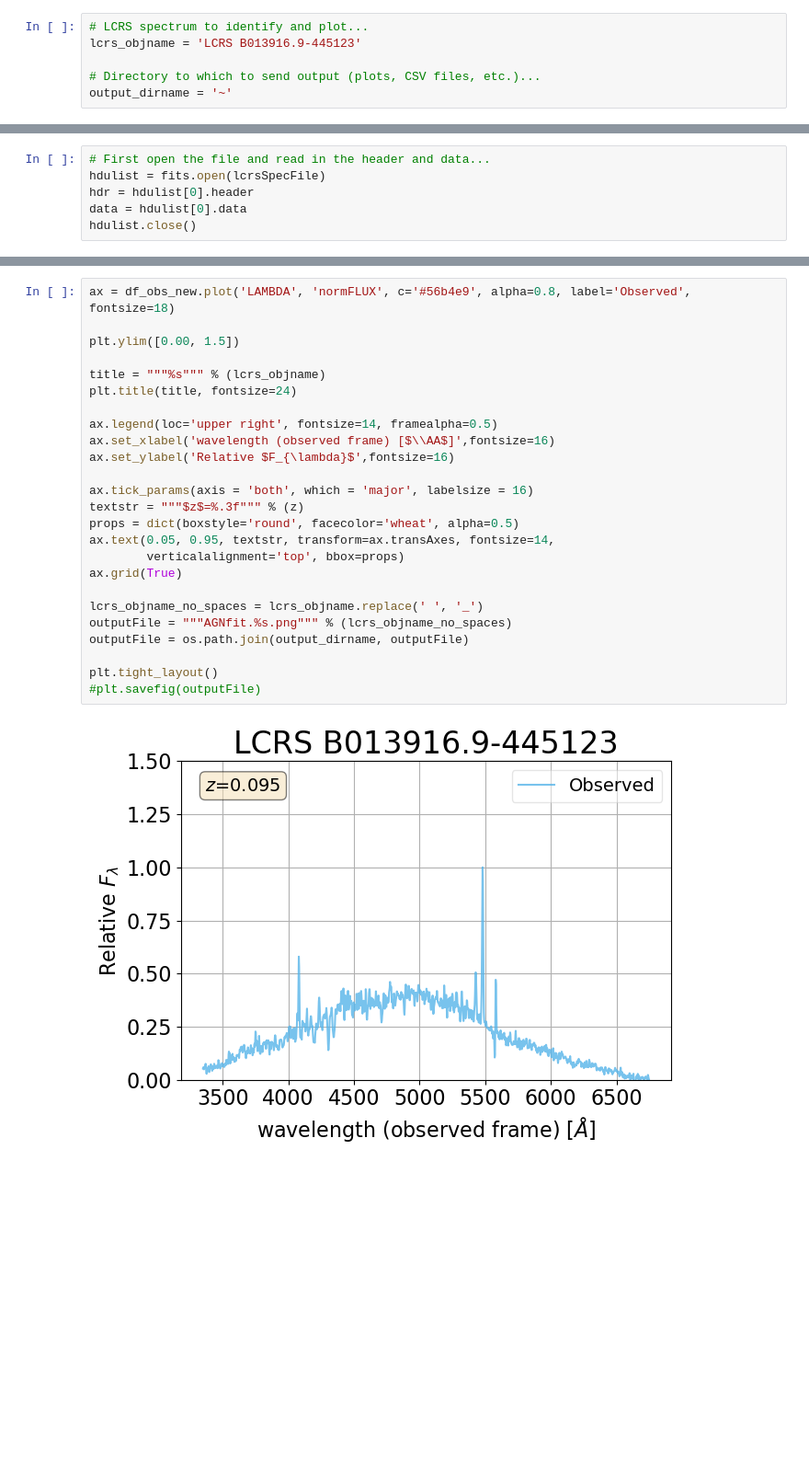
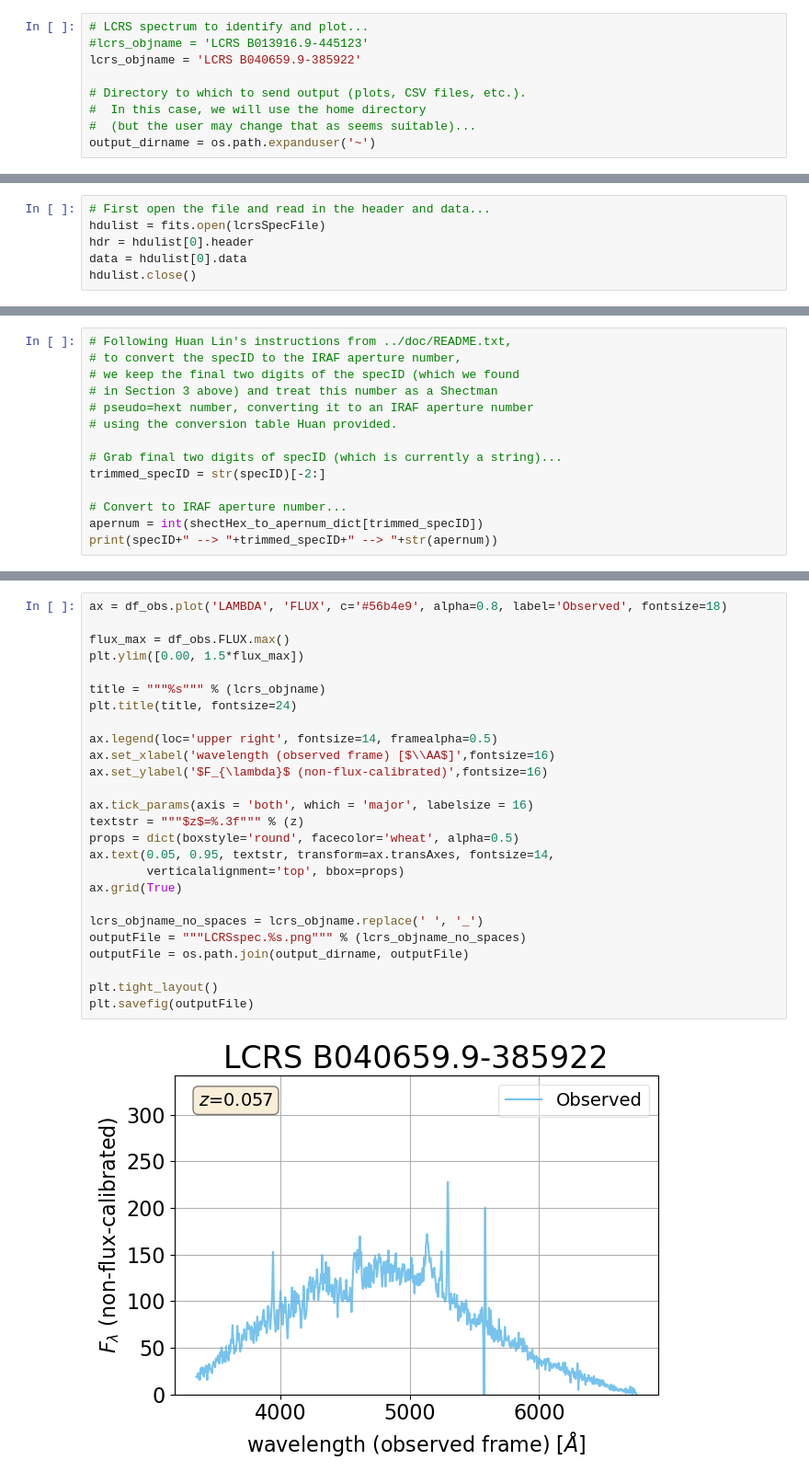
Before and after one commit to DouglasLeeTucker/LCRSspec, a Jupyter notebook: notebooks/PlotLCRSSpectraWithAGN.ipynb, the cells around one changed output, grey strips where cells are left out. Shown at 92% size. Cells and saved outputs as stored; diff of their text form; blank space fills up the shorter version.

```diff
--- a/notebooks/PlotLCRSSpectraWithAGN.ipynb
+++ b/notebooks/PlotLCRSSpectraWithAGN.ipynb
@@ -114,8 +235,11 @@ lcrs_spectra_dirname = '../data/spectraFITS'
 ## 2. User input
 # %%
 # LCRS spectrum to identify and plot...
-lcrs_objname = 'LCRS B013916.9-445123'
+#lcrs_objname = 'LCRS B013916.9-445123'
+lcrs_objname = 'LCRS B040659.9-385922'
 
-# Directory to which to send output (plots, CSV files, etc.)...
-output_dirname = '~'
+# Directory to which to send output (plots, CSV files, etc.).
+#  In this case, we will use the home directory
+#  (but the user may change that as seems suitable)...
+output_dirname = os.path.expanduser('~')
 # %% [markdown]
@@ -421,0 +482,14 @@ print(apernum)
+# %%
+# Following Huan Lin's instructions from ../doc/README.txt,
+# to convert the specID to the IRAF aperture number,
+# we keep the final two digits of the specID (which we found
+# in Section 3 above) and treat this number as a Shectman
+# pseudo=hext number, converting it to an IRAF aperture number
+# using the conversion table Huan provided.
+
+# Grab final two digits of specID (which is currently a string)...
+trimmed_specID = str(specID)[-2:]
+
+# Convert to IRAF aperture number...
+apernum = int(shectHex_to_apernum_dict[trimmed_specID])
+print(specID+" --> "+trimmed_specID+" --> "+str(apernum))
@@ -542,27 +543,28 @@ df_obs_new.head(10)
 # %%
-ax = df_obs_new.plot('LAMBDA', 'normFLUX', c='#56b4e9', alpha=0.8, label='Observed', fontsize=18)
+ax = df_obs.plot('LAMBDA', 'FLUX', c='#56b4e9', alpha=0.8, label='Observed', fontsize=18)
 
-plt.ylim([0.00, 1.5])
+flux_max = df_obs.FLUX.max()
+plt.ylim([0.00, 1.5*flux_max])
 
 title = """%s""" % (lcrs_objname)
 plt.title(title, fontsize=24)
 
 ax.legend(loc='upper right', fontsize=14, framealpha=0.5)
 ax.set_xlabel('wavelength (observed frame) [$\\AA$]',fontsize=16)
-ax.set_ylabel('Relative $F_{\lambda}$',fontsize=16)
+ax.set_ylabel('$F_{\lambda}$ (non-flux-calibrated)',fontsize=16)
 
 ax.tick_params(axis = 'both', which = 'major', labelsize = 16)
 textstr = """$z$=%.3f""" % (z)
 props = dict(boxstyle='round', facecolor='wheat', alpha=0.5)
 ax.text(0.05, 0.95, textstr, transform=ax.transAxes, fontsize=14,
         verticalalignment='top', bbox=props)
 ax.grid(True)
 
 lcrs_objname_no_spaces = lcrs_objname.replace(' ', '_')
-outputFile = """AGNfit.%s.png""" % (lcrs_objname_no_spaces)
+outputFile = """LCRSspec.%s.png""" % (lcrs_objname_no_spaces)
 outputFile = os.path.join(output_dirname, outputFile)
 
 plt.tight_layout()
-#plt.savefig(outputFile)
+plt.savefig(outputFile)
 # %% [output]
-[figure, old version]
+[figure, new version]
```
Also changed, not shown: parts of 32 cells of this notebook.
